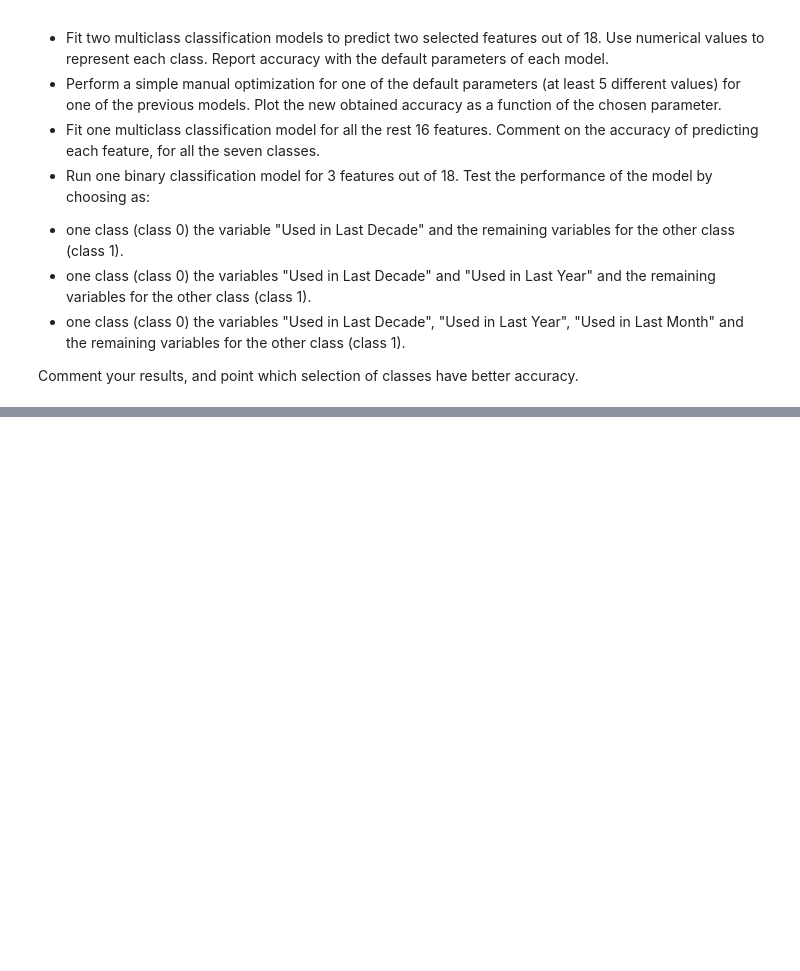
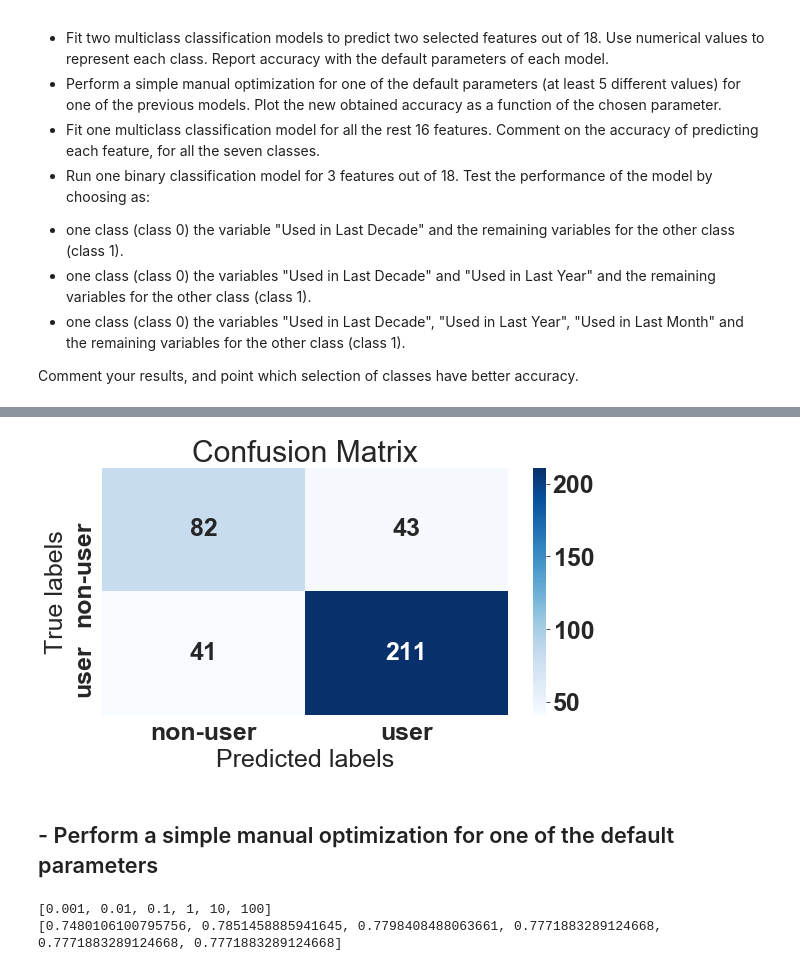
Before and after one commit to packetech/Arcada-BDA, a Jupyter notebook: Assignment_1.ipynb, the cells around one changed output, grey strips where cells are left out. Saved outputs shown, nothing was run; the diff lists cells and outputs as text; code cells hidden in the pictures; blank space fills up the shorter version.

```diff
--- a/Assignment_1.ipynb
+++ b/Assignment_1.ipynb
@@ -781,0 +1000,2 @@ drug_df_features
+# %%
+X_train, X_test, y_train, y_test = preprocessing_inputs(nicotine_df, 'Nicotine_user')
@@ -781,0 +1017,8 @@ drug_df_features
+# %%
+models = {
+            '     Logisitc Regression': LogisticRegression(),
+            ' Support Vector Machines': SVC()}
+# %%
+for name, model in models.items():
+    model.fit(X_train, y_train)
+    print(name + ' trained.')
@@ -781,0 +1051,29 @@ drug_df_features
+# %%
+#Confusion Matrix of Best Peforming Model
+model = LogisticRegression()
+model.fit(X_train, y_train)
+yhat = model.predict(X_test)
+plot_confusion_matrix(y_test, yhat)
+# %% [output]
+[figure, added]
+# %% [markdown]
+## - Perform a simple manual optimization for one of the default parameters
+# %%
+# Using Logistic Regression model in Nicotine dataset
+
+C_param_range = [0.001,0.01,0.1,1,10,100]
+
+scores = []
+
+for c in C_param_range:
+    lr = LogisticRegression(penalty = 'l2', C = c, random_state = 0)
+    lr.fit(X_train,y_train)
+    y_predlr = lr.predict(X_test)
+    scores.append(accuracy_score(y_test, y_predlr))
+
+
+print(C_param_range)
+print(scores)
+# %% [output]
+[0.001, 0.01, 0.1, 1, 10, 100]
+[0.7480106100795756, 0.7851458885941645, 0.7798408488063661, 0.7771883289124668, 0.7771883289124668, 0.7771883289124668]
```
Also changed, not shown: parts of 54 cells of this notebook.
